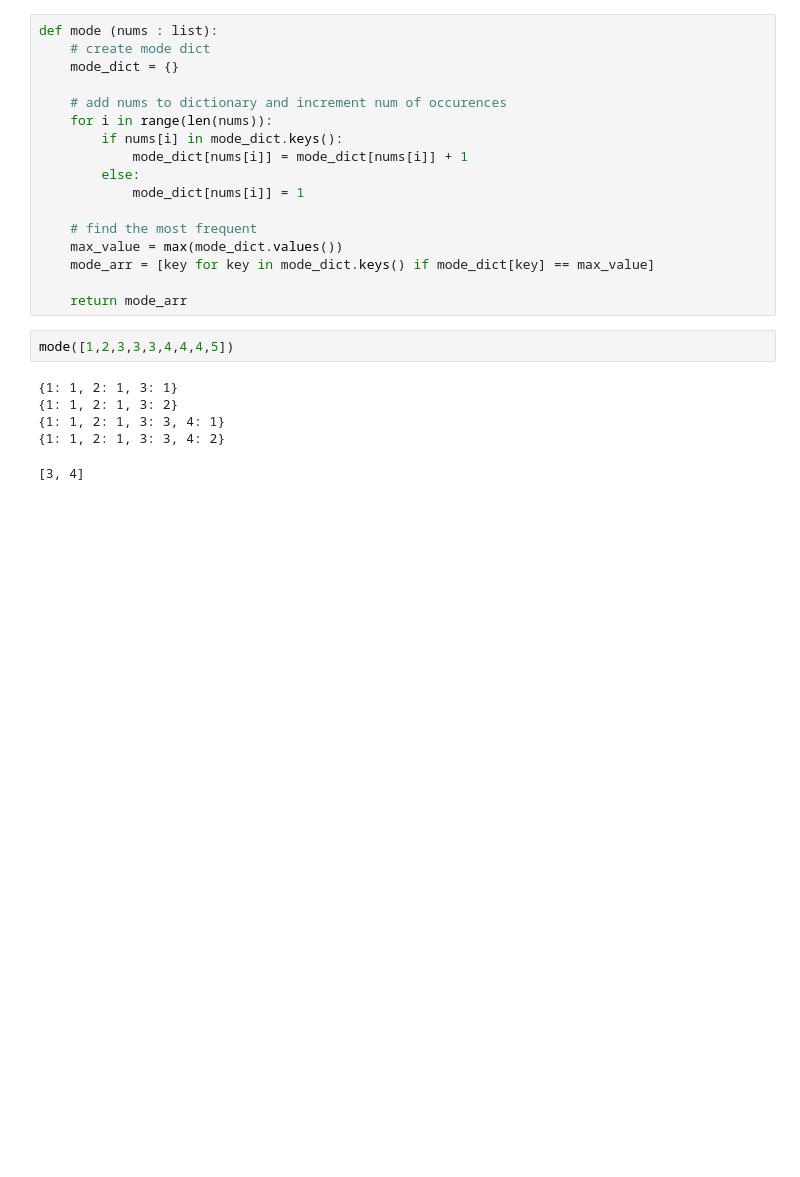
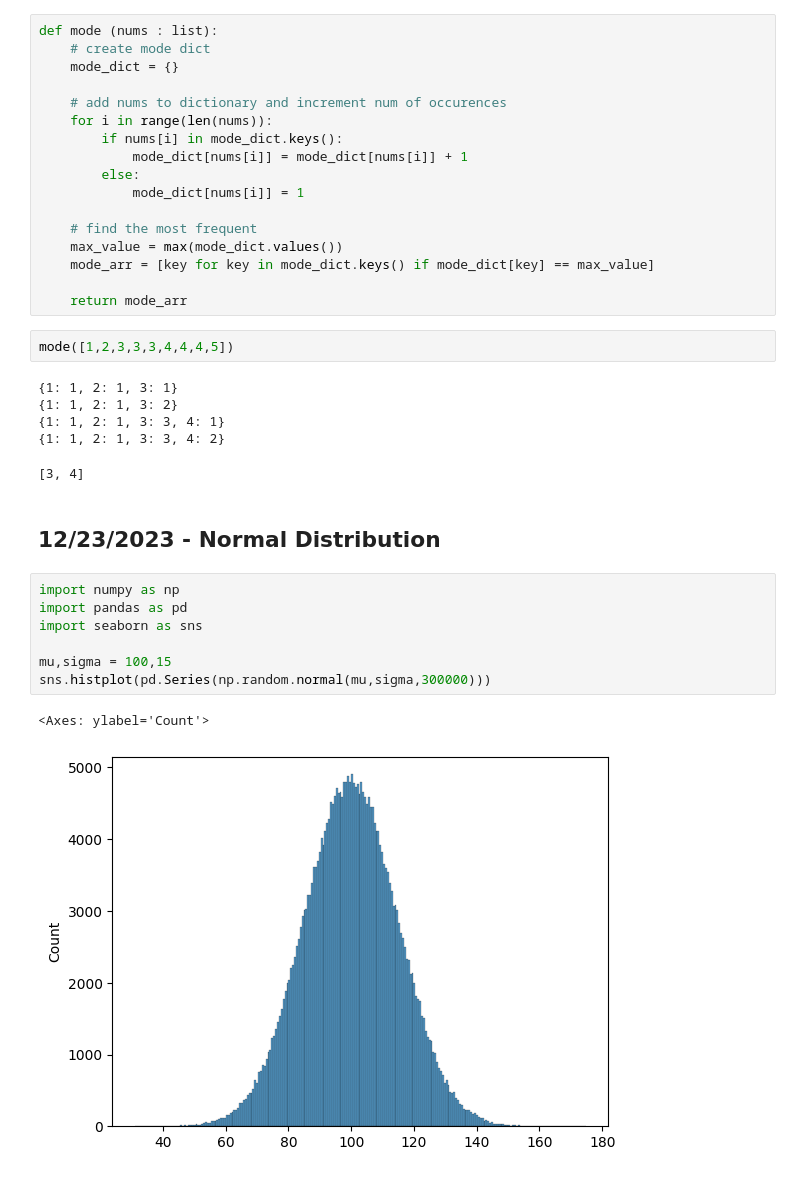
Before and after one commit to TheResearchLab/Practice, a Jupyter notebook: Python Problems/Daily Python Practice.ipynb, the cells around one changed output. Cells and saved outputs as stored; diff of their text form; blank space fills up the shorter version.

Commit message:
course: probability and stats, normal distribution

```diff
--- a/Python Problems/Daily Python Practice.ipynb
+++ b/Python Problems/Daily Python Practice.ipynb
@@ -705,3 +705,15 @@ mode([1,2,3,3,3,4,4,4,5])
 {1: 1, 2: 1, 3: 3, 4: 1}
 {1: 1, 2: 1, 3: 3, 4: 2}
 [3, 4]
+# %% [markdown]
+## 12/23/2023 - Normal Distribution
+# %%
+import numpy as np
+import pandas as pd
+import seaborn as sns
+
+mu,sigma = 100,15
+sns.histplot(pd.Series(np.random.normal(mu,sigma,300000)))
+# %% [output]
+<Axes: ylabel='Count'>
+[figure, added]
```
